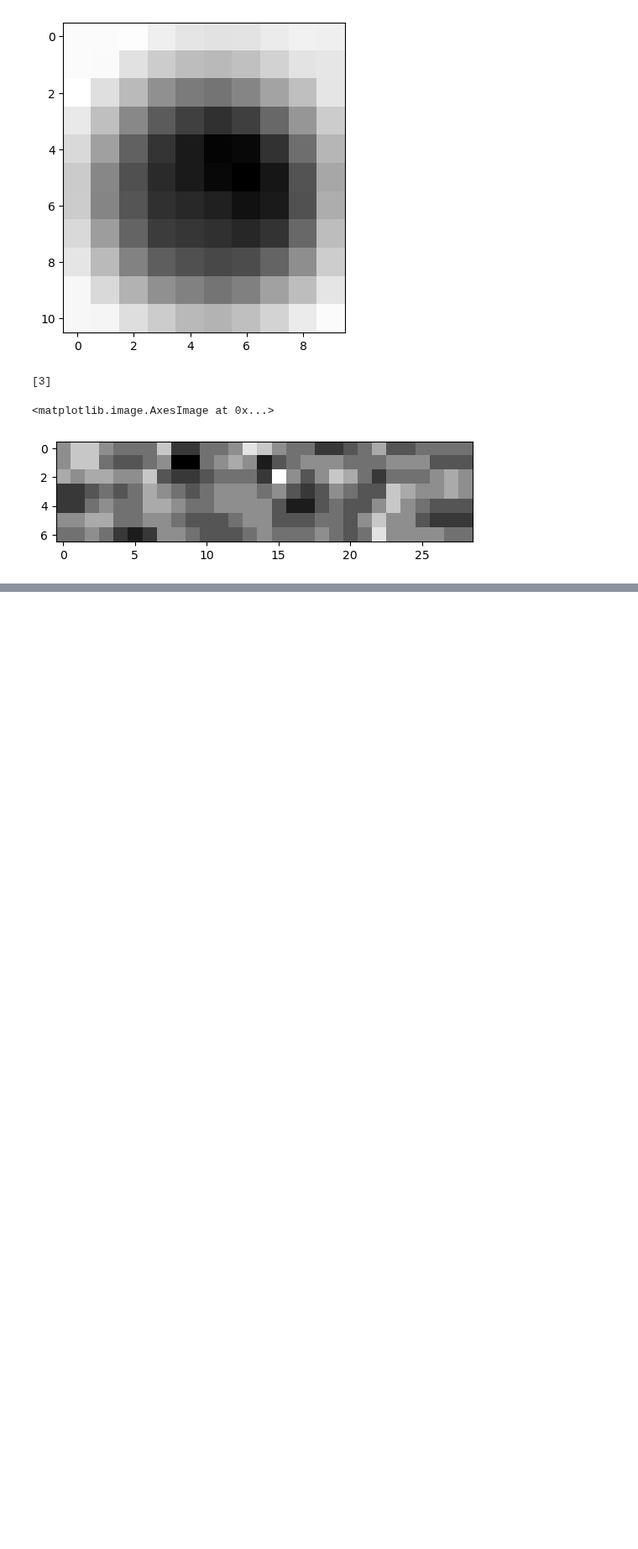
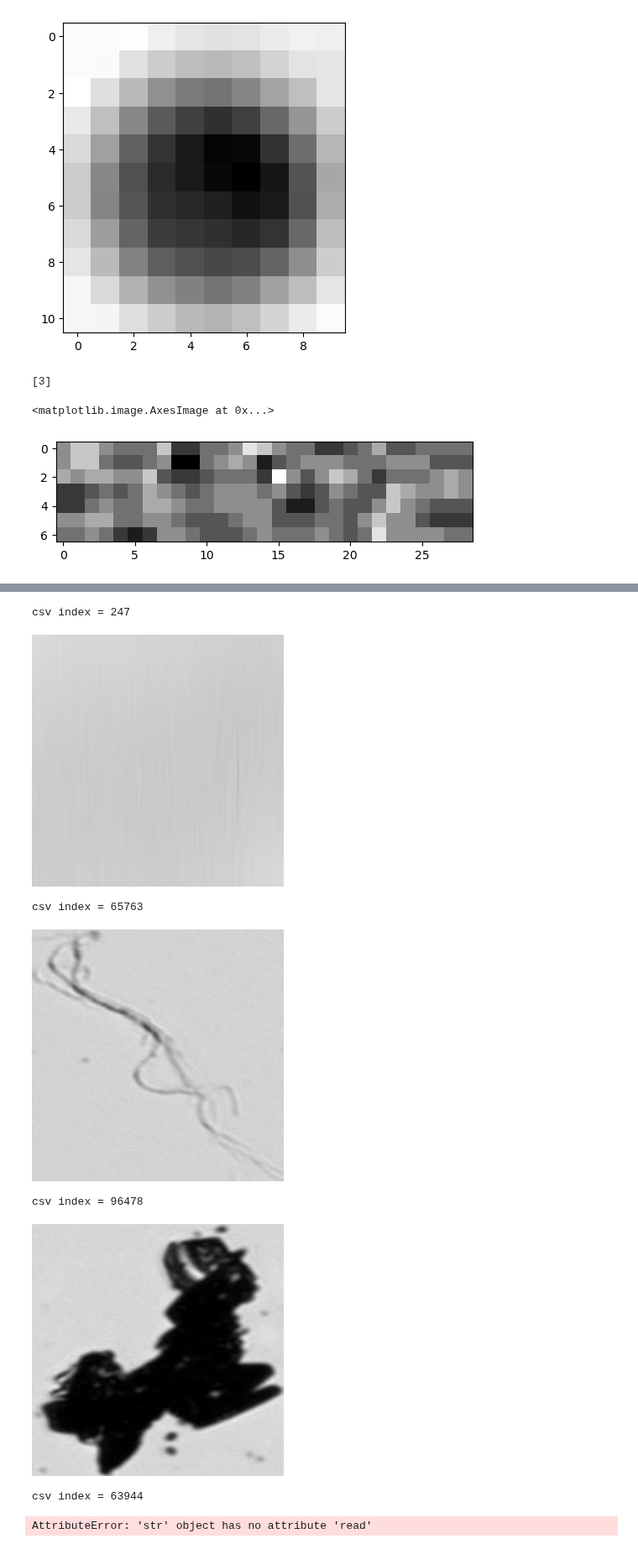
Before and after one commit to Scottholman33/KBI, a Jupyter notebook: KBI_Python_Start.ipynb, the cells around one changed output, grey strips where cells are left out. Shown at 84% size. Drawn from its saved outputs; the diff is of its cells as text; code cells hidden in the pictures; blank space fills up the shorter version.

```diff
--- a/KBI_Python_Start.ipynb
+++ b/KBI_Python_Start.ipynb
@@ -336,0 +441,12 @@ plt.imshow(cropped, cmap="gray")
+# %%
+for i in range(9):
+    crop_image(idx[i],img[i])
+# %% [output]
+csv index = 247
+[figure, added]
+csv index = 65763
+[figure, added]
+csv index = 96478
+[figure, added]
+csv index = 63944
+AttributeError: 'str' object has no attribute 'read'
```
Also changed, not shown: parts of 18 cells of this notebook.
